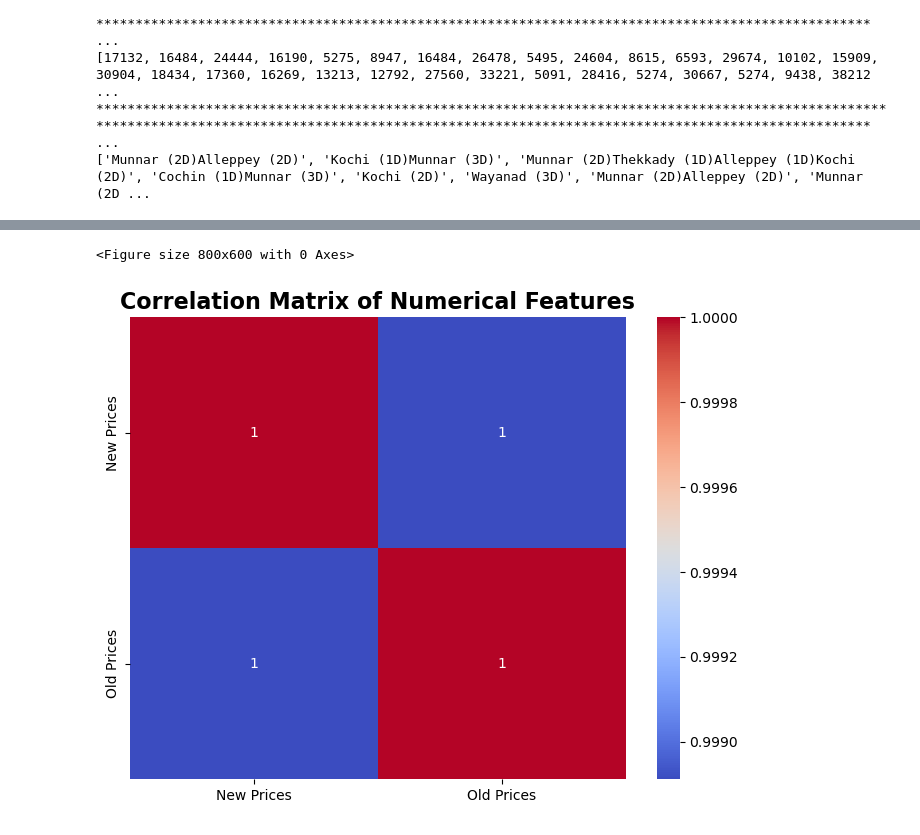
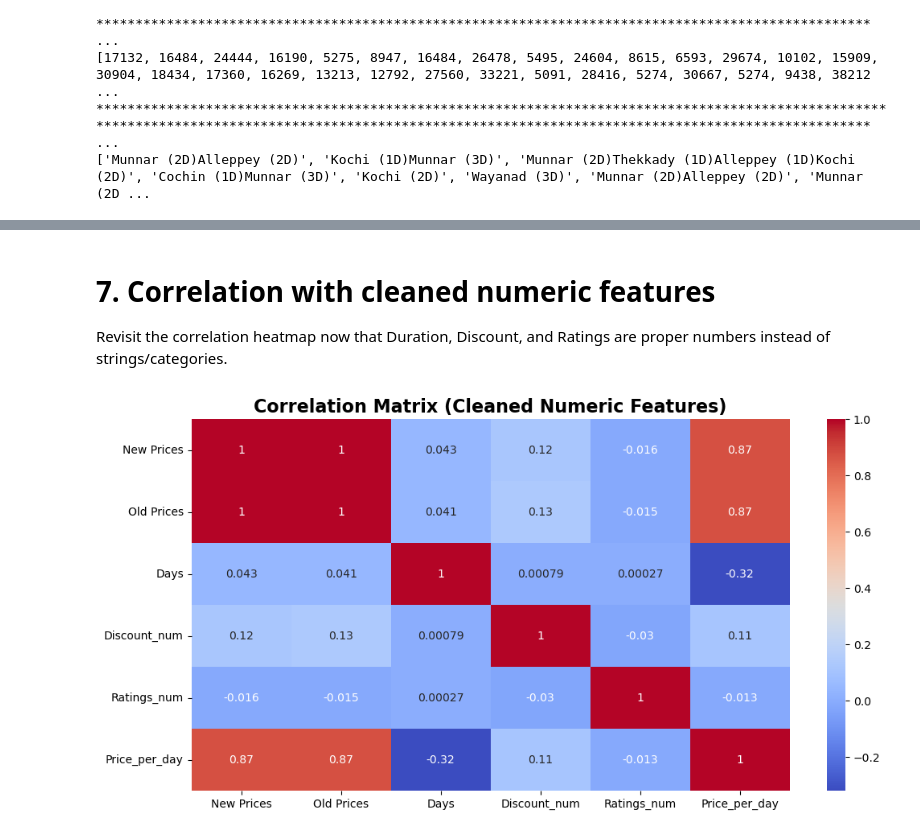
Before and after one commit to tulasimohanreddy/Tech_Layoffs_Hiring_Trends, a Jupyter notebook: Travel_Triangle_India/Kerala_Tour.ipynb, the cells around one changed output, grey strips where cells are left out. Drawn from its saved outputs; the diff is of its cells as text; code cells hidden in the pictures.

```diff
--- a/Travel_Triangle_India/Kerala_Tour.ipynb
+++ b/Travel_Triangle_India/Kerala_Tour.ipynb
@@ -179,5 +182,3 @@ df
-# %%
-df['Discount'] = df['Discount'].str.extract(r'(\d+%)')
 # %%
 def split_cities(city_string):
 
@@ -380,0 +362,10 @@ plt.show()
+# %%
+# Extract numeric Days and Nights from Duration (e.g. '4 Days & 3 Nights' -> 4, 3)
+df['Days'] = df['Duration'].str.extract(r'(\d+)\s*Days?').astype(int)
+df['Nights'] = df['Duration'].str.extract(r'(\d+)\s*Nights?').astype(int)
+
+# Discount is already like '24%'
+df['Discount_num'] = df['Discount'].str.extract(r'(\d+)').astype(float)
+
+# Ratings is like '3 Star' -> pull out the digit instead of converting the whole string
+df['Ratings_num'] = df['Ratings'].str.extract(r'(\d+)').astype(int)
@@ -380,0 +479,8 @@ plt.show()
+# %%
+# Price per day -- normalizes cost so packages of different lengths can be compared fairly
+df['Price_per_day'] = df['New Prices'] / df['Days']
+
+plt.figure(figsize=(12,6))
+sns.histplot(df, x='Price_per_day', bins=36, color='purple')
+plt.title('Price per Day Distribution', fontsize=16, fontweight='bold')
+plt.show()
@@ -380,0 +540,12 @@ plt.show()
+# %%
+Q1 = df['New Prices'].quantile(0.25)
+Q3 = df['New Prices'].quantile(0.75)
+IQR = Q3 - Q1
+lower_bound = Q1 - 1.5 * IQR
+upper_bound = Q3 + 1.5 * IQR
+
+df['Price_Outlier'] = (df['New Prices'] < lower_bound) | (df['New Prices'] > upper_bound)
+
+print(f'Lower bound: ₹{lower_bound:,.0f}, Upper bound: ₹{upper_bound:,.0f}')
+print(f'Number of outlier packages: {df["Price_Outlier"].sum()} out of {len(df)}')
+df[df['Price_Outlier']][['Package Name', 'New Prices', 'Duration']].sort_values('New Prices', ascending=False).head(10)
@@ -381,13 +616,12 @@ plt.show()
+# %% [markdown]
+# **7. Correlation with cleaned numeric features**
+
+Revisit the correlation heatmap now that Duration, Discount, and Ratings are proper numbers instead of strings/categories.
 # %%
-# Correlation Matrix of Numerical Features
-plt.figure(figsize=(8,6))
-num=df.select_dtypes(include=['int64','float64'])
-plt.figure(figsize=(8,6))
-sns.heatmap(num.corr(),annot=True,cmap='coolwarm')
-plt.title('Correlation Matrix of Numerical Features',
-          fontsize=16,
-          fontweight='bold')
+plt.figure(figsize=(12,6))
+num_cols = ['New Prices', 'Old Prices', 'Days', 'Discount_num', 'Ratings_num', 'Price_per_day']
+sns.heatmap(df[num_cols].corr(), annot=True, cmap='coolwarm')
+plt.title('Correlation Matrix (Cleaned Numeric Features)', fontsize=16, fontweight='bold')
 plt.show()
 # %% [output]
-<Figure size 800x600 with 0 Axes>
-[figure, old version]
+[figure, new version]
```
Also changed, not shown: parts of 43 cells of this notebook, 6 other files.
